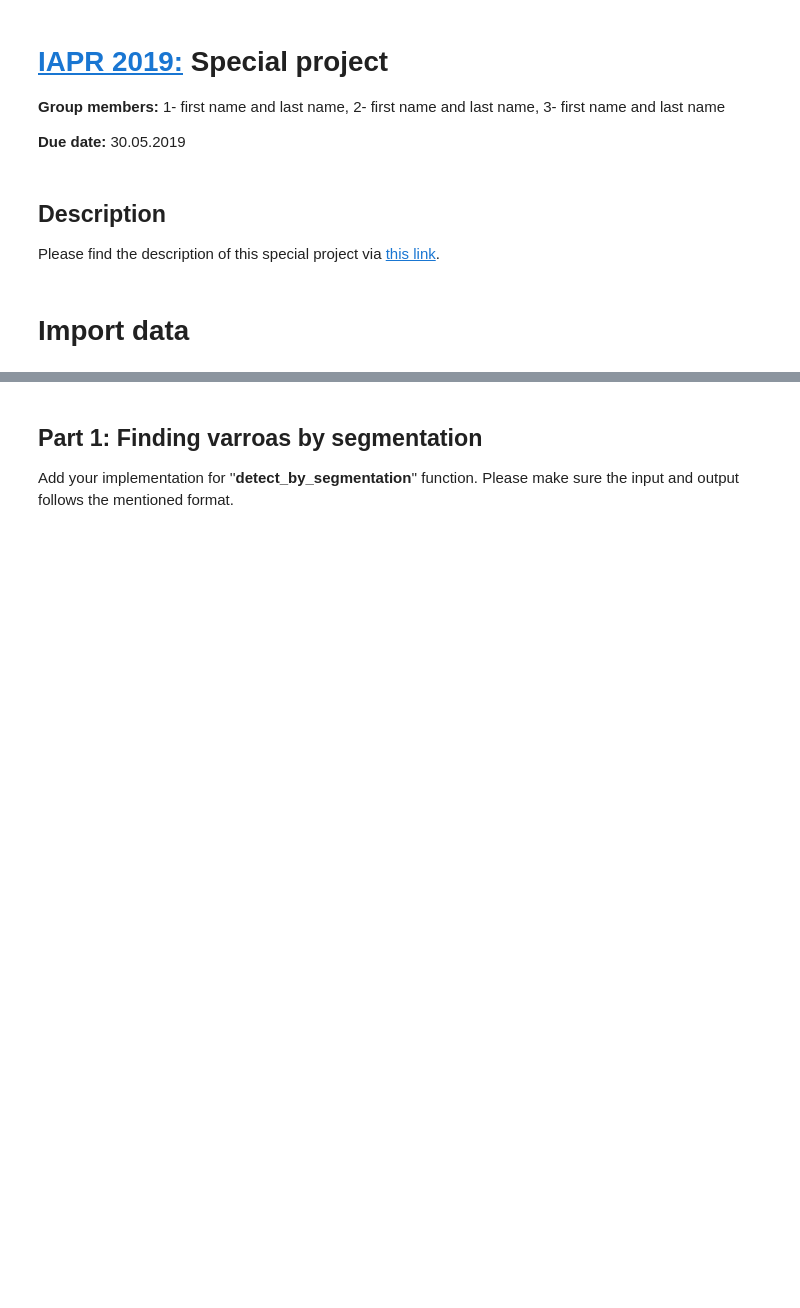
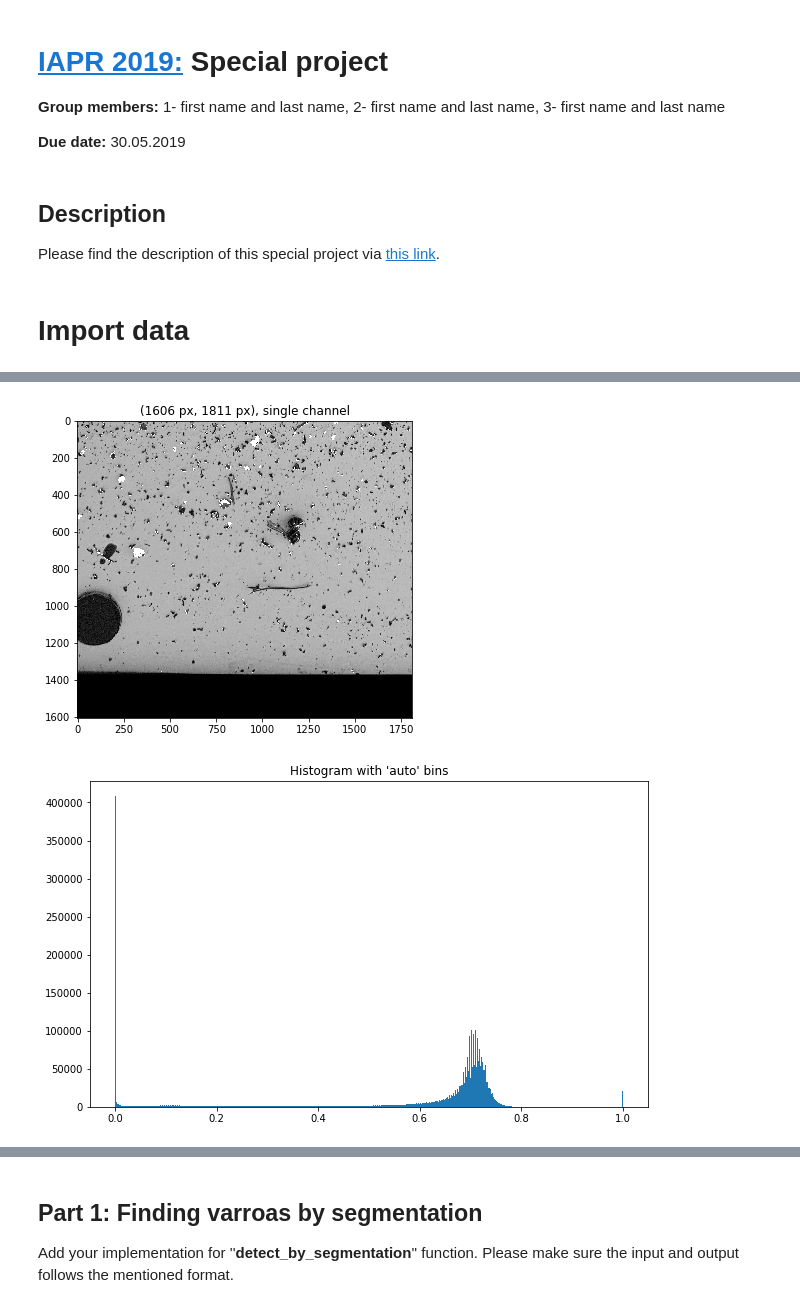
Before and after one commit to emmwel/img_an_pat_rec, a Jupyter notebook: project/special_project.ipynb, the cells around one changed output, grey strips where cells are left out. Cells and saved outputs as stored; diff of their text form; code cells hidden in the pictures; blank space fills up the shorter version.

```diff
--- a/project/special_project.ipynb
+++ b/project/special_project.ipynb
@@ -101,0 +222,33 @@ def plot_with_annotation(img_nb):
+# %%
+def remove_yellow(img):
+    out = img.copy()
+
+    red = out[:,:,0]
+    green = out[:,:,1]
+    blue = out[:,:,2]
+
+    is_yellow =  (red > 100) & (red < 250) & (green > 100) & (green < 250) & (blue > 0) & (blue < 200)
+
+    red[is_yellow] = 255
+    green[is_yellow] = 255
+    blue[is_yellow] = 255
+
+    out[:,:,0] = red
+    out[:,:,1] = green
+    out[:,:,2] = blue
+
+    return out
+# %%
+test_y = remove_yellow(img_collection[14])
+test_y = rgb2gray(test_y)
+plot_image(test_y)
+test_y = np.array(test_y).flatten()
+#test_y = np.squeeze(np.asarray(test_y)) # matrix -> array
+test_y.shape
+plt.subplots(1,1,figsize=(10,6))
+plt.hist(test_y, bins='auto')
+plt.title("Histogram with 'auto' bins")
+plt.show()
+# %% [output]
+[figure, added]
+[figure, added]
```
Also changed, not shown: parts of 28 cells of this notebook.
